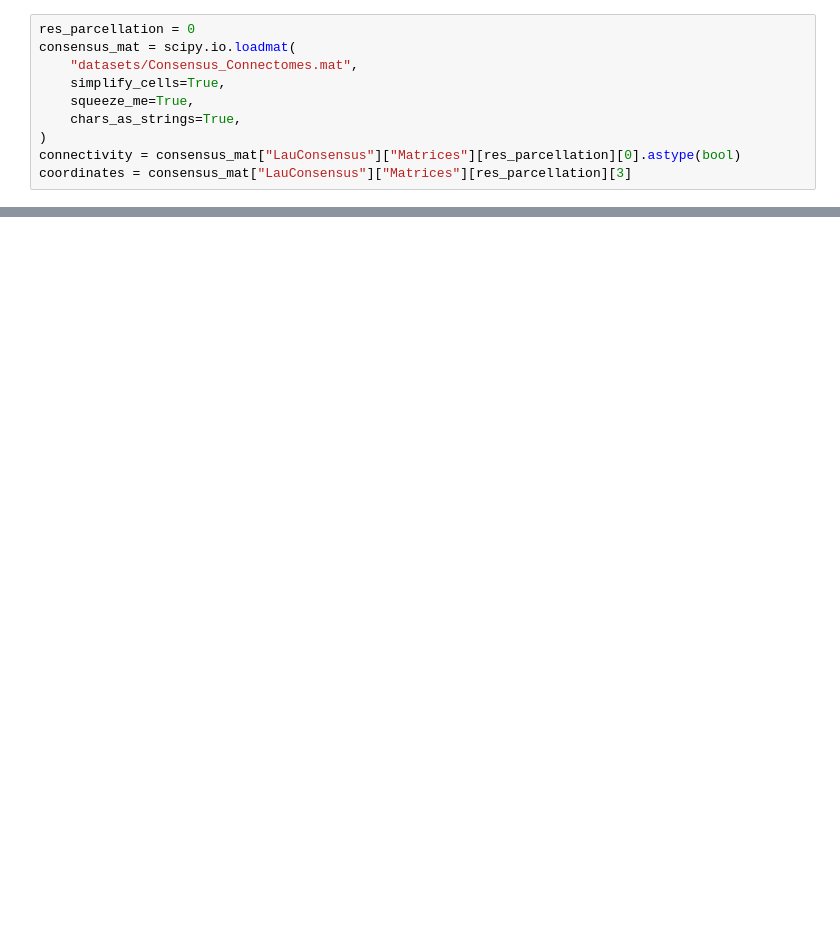
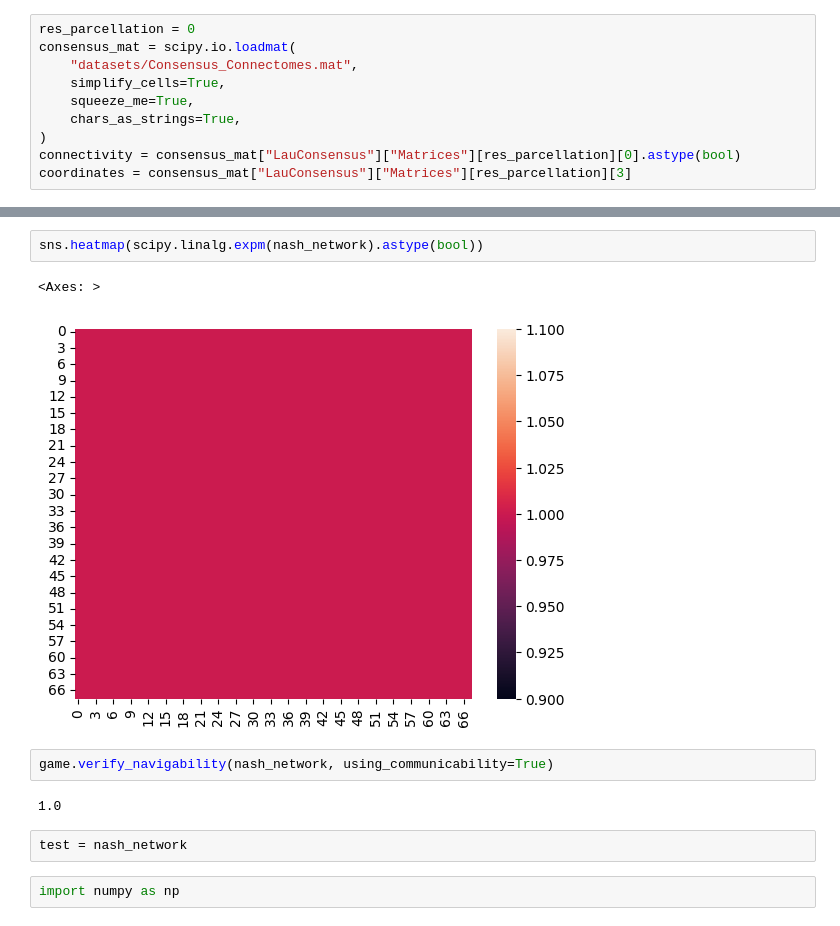
Before and after one commit to kuffmode/Optimal_networks, a Jupyter notebook: playground.ipynb, the cells around one changed output, grey strips where cells are left out. Saved outputs shown, nothing was run; the diff lists cells and outputs as text; blank space fills up the shorter version.

```diff
--- a/playground.ipynb
+++ b/playground.ipynb
@@ -27,0 +106,13 @@ array([[False,  True,  True, ...,  True,  True,  True],
+# %%
+sns.heatmap(scipy.linalg.expm(nash_network).astype(bool))
+# %% [output]
+<Axes: >
+[figure, added]
+# %%
+game.verify_navigability(nash_network, using_communicability=True)
+# %% [output]
+1.0
+# %%
+test = nash_network
+# %%
+import numpy as np
```
Also changed, not shown: parts of 21 cells of this notebook, 1 other file.
